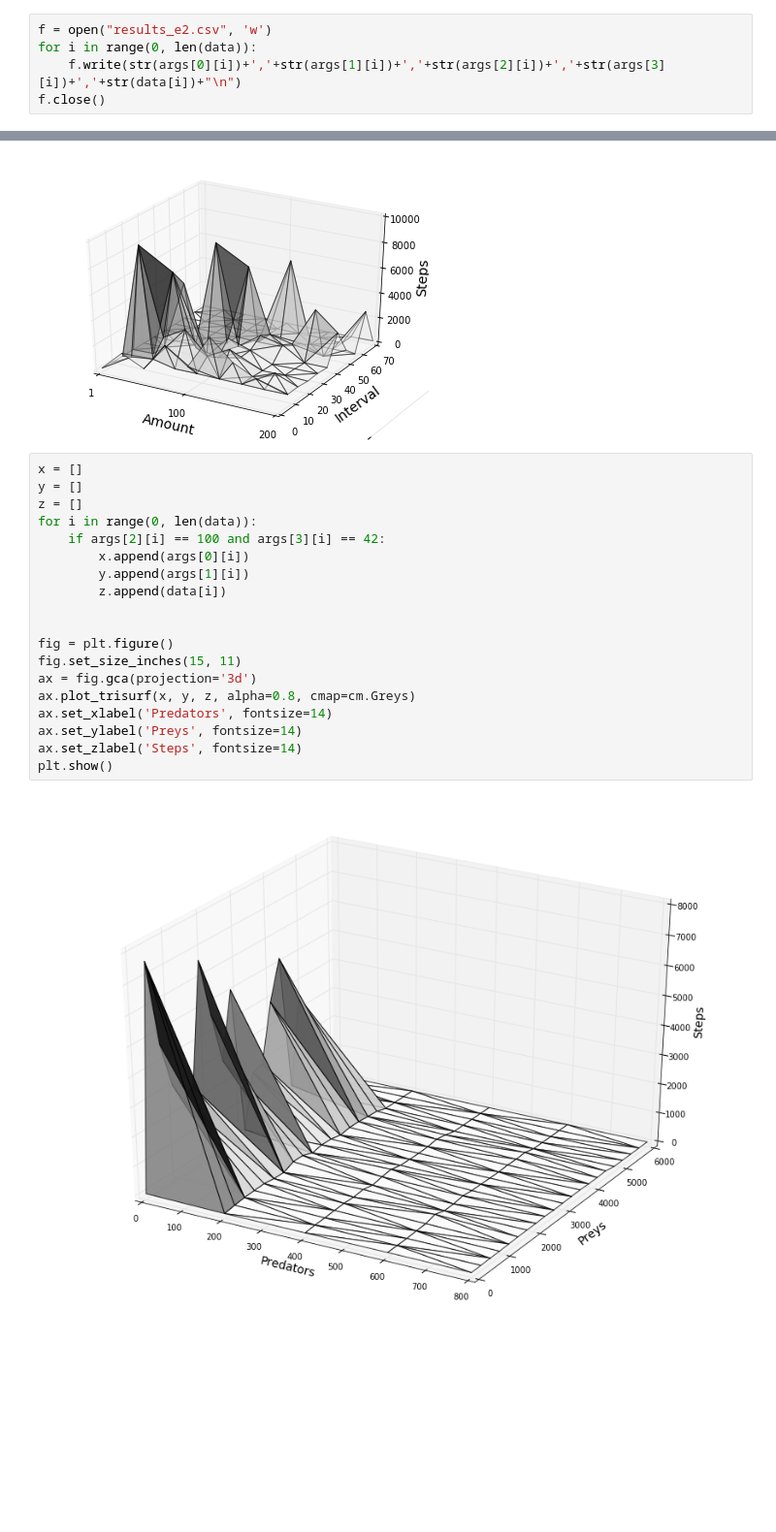
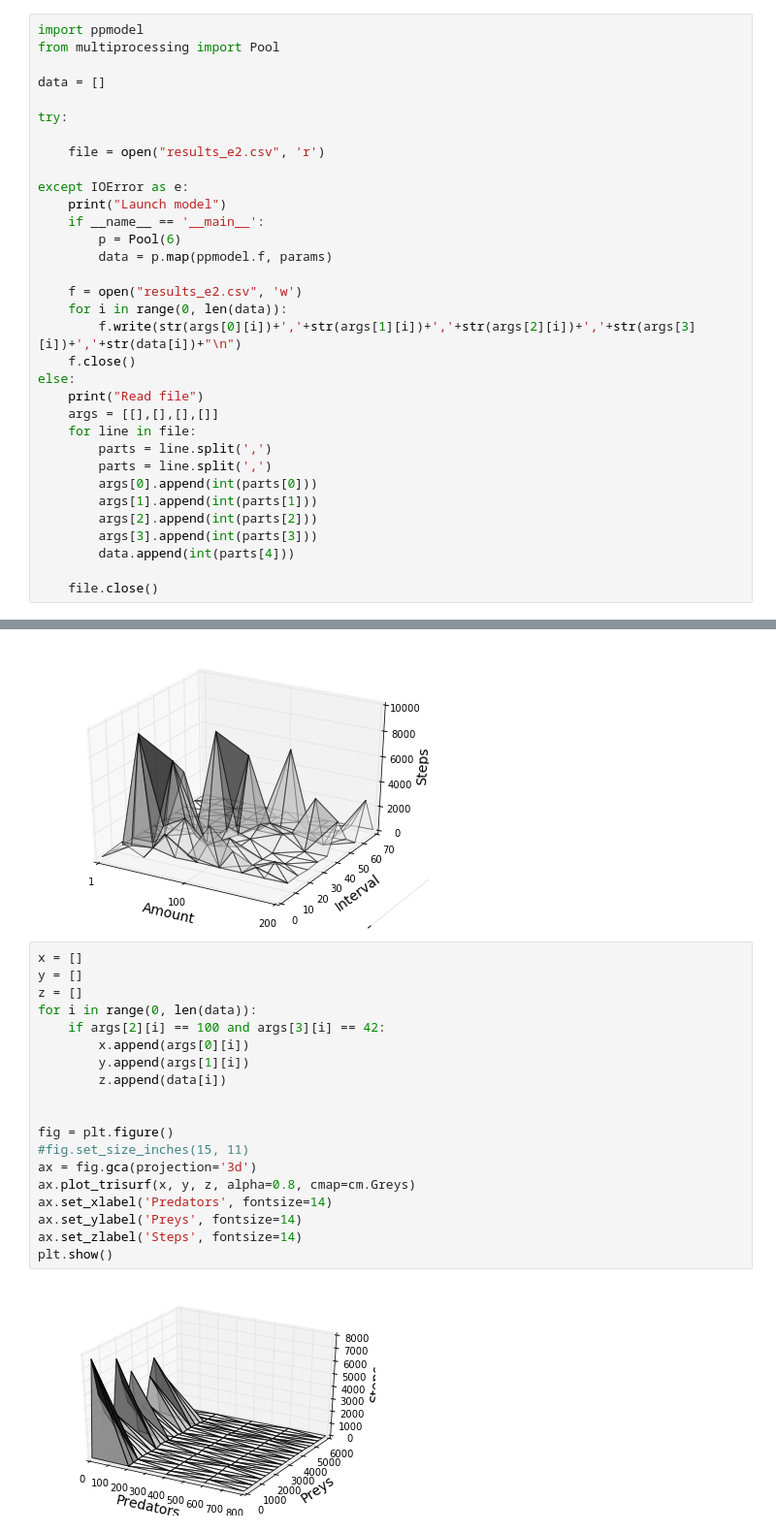
Before and after one commit to Zhuikov/predator-prey, a Jupyter notebook: notebooks/Experiment_2.ipynb, the cells around one changed output, grey strips where cells are left out. Shown at 97% size. Saved outputs shown, nothing was run; the diff lists cells and outputs as text; blank space fills up the shorter version.

```diff
--- a/notebooks/Experiment_2.ipynb
+++ b/notebooks/Experiment_2.ipynb
@@ -150,5 +137,33 @@ if __name__ == '__main__':
 # %%
-f = open("results_e2.csv", 'w')
-for i in range(0, len(data)):
-    f.write(str(args[0][i])+','+str(args[1][i])+','+str(args[2][i])+','+str(args[3][i])+','+str(data[i])+"\n")
-f.close()
+import ppmodel
+from multiprocessing import Pool
+
+data = []
+
+try:
+
+    file = open("results_e2.csv", 'r')
+
+except IOError as e:
+    print("Launch model")
+    if __name__ == '__main__':
+        p = Pool(6)
+        data = p.map(ppmodel.f, params)
+
+    f = open("results_e2.csv", 'w')
+    for i in range(0, len(data)):
+        f.write(str(args[0][i])+','+str(args[1][i])+','+str(args[2][i])+','+str(args[3][i])+','+str(data[i])+"\n")
+    f.close()
+else:
+    print("Read file")
+    args = [[],[],[],[]]
+    for line in file:
+        parts = line.split(',')
+        parts = line.split(',')
+        args[0].append(int(parts[0]))
+        args[1].append(int(parts[1]))
+        args[2].append(int(parts[2]))
+        args[3].append(int(parts[3]))
+        data.append(int(parts[4]))
+
+    file.close()
@@ -239,21 +235,21 @@ plt.show()
 # %%
 x = []
 y = []
 z = []
 for i in range(0, len(data)):
     if args[2][i] == 100 and args[3][i] == 42:
         x.append(args[0][i])
         y.append(args[1][i])
         z.append(data[i])
 
 
 fig = plt.figure()
-fig.set_size_inches(15, 11)
+#fig.set_size_inches(15, 11)
 ax = fig.gca(projection='3d')
 ax.plot_trisurf(x, y, z, alpha=0.8, cmap=cm.Greys)
 ax.set_xlabel('Predators', fontsize=14)
 ax.set_ylabel('Preys', fontsize=14)
 ax.set_zlabel('Steps', fontsize=14)
 plt.show()
 # %% [output]
-[figure, old version]
+[figure, new version]
```
Also changed, not shown: parts of 5 cells of this notebook, 6 other files.
